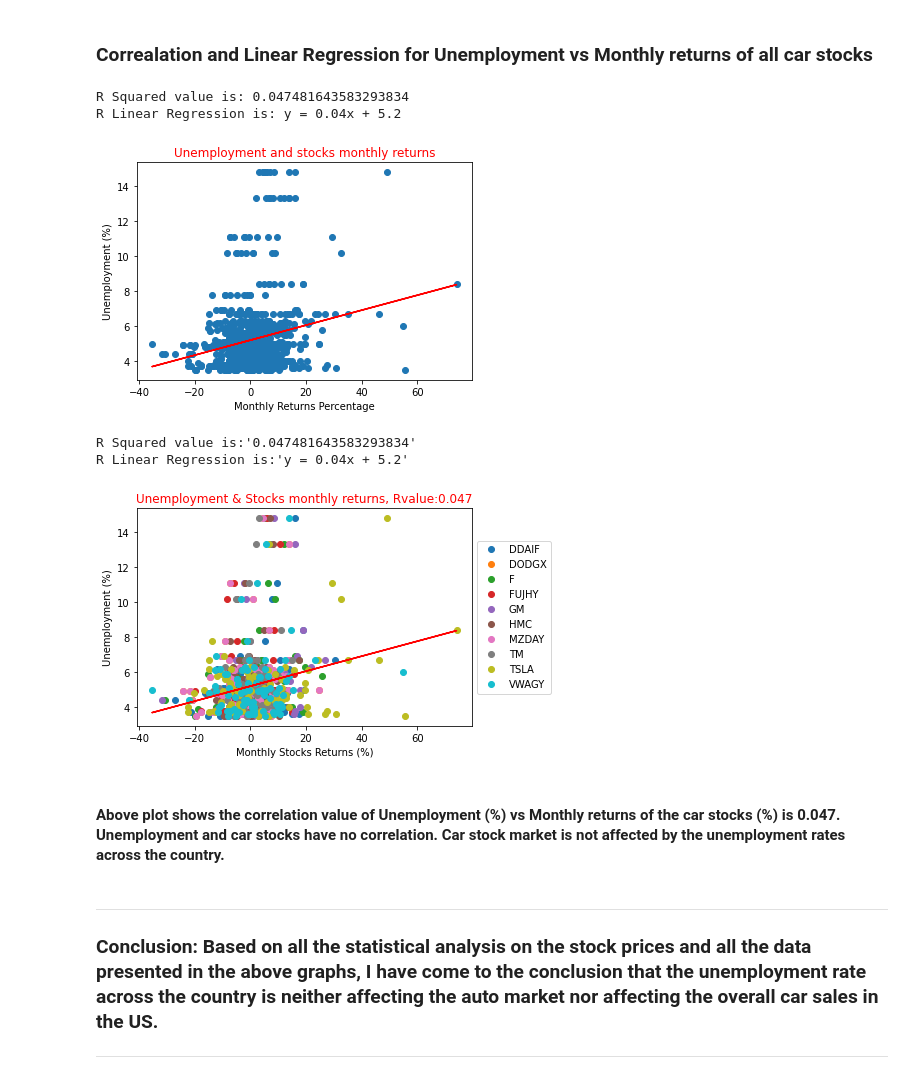
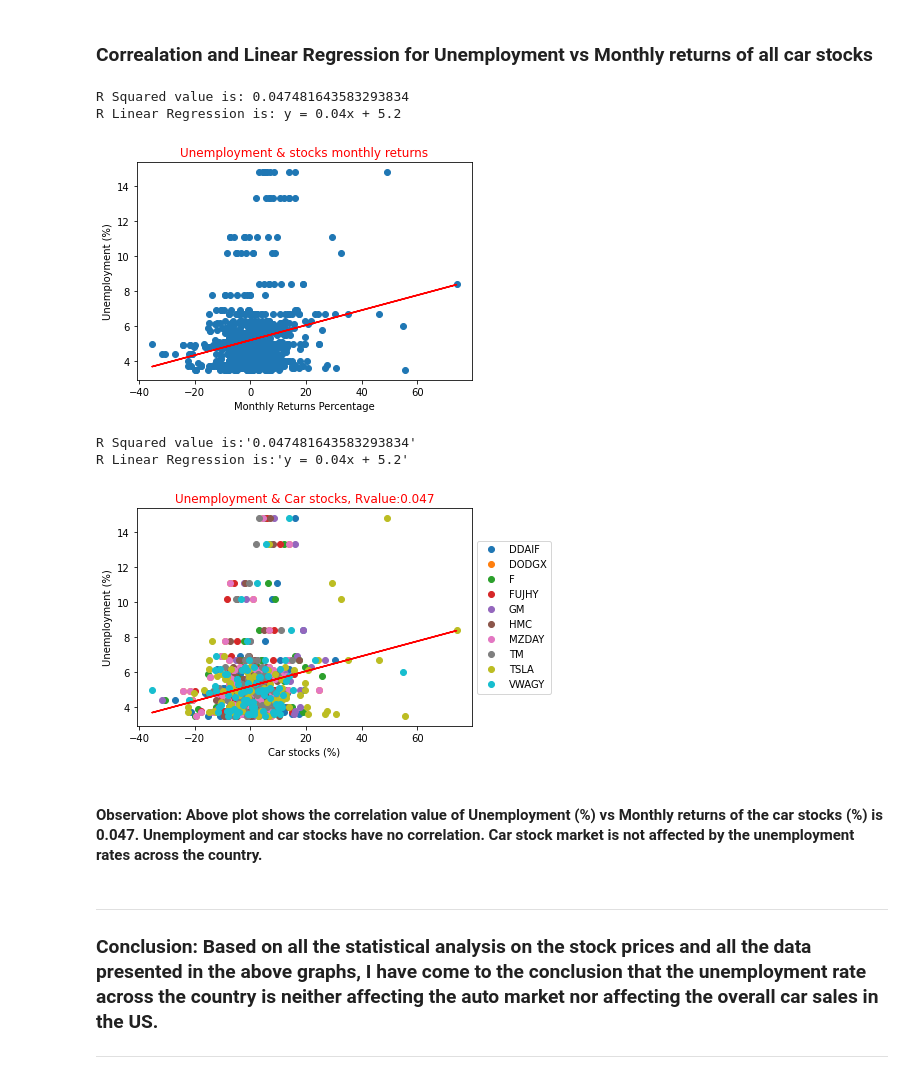
Before and after one commit to MartaWoodkowski/Project-1, a Jupyter notebook: CPJ_notebook.ipynb, the cells around one changed output. Drawn from its saved outputs; the diff is of its cells as text; code cells hidden in the pictures.

Commit message:
updating visuals

```diff
--- a/CPJ_notebook.ipynb
+++ b/CPJ_notebook.ipynb
@@ -567,7 +567,7 @@ regress_values = x_values * slope + intercept
 line_eq = "y = " + str(round(slope,2)) + "x + " + str(round(intercept,2))
 plt.scatter(x_values,y_values)
 plt.plot(x_values,regress_values, "r-")
-plt.title('Unemployment and stocks monthly returns', color = 'r')
+plt.title('Unemployment & stocks monthly returns', color = 'r')
 plt.xlabel('Monthly Returns Percentage')
 plt.ylabel('Unemployment (%)')
 print(f"\033[1mR Squared value is:\033[1m {rvalue**2}" )
@@ -577,29 +577,29 @@ plt.show()
 # %% [output]
 R Squared value is: 0.047481643583293834
 R Linear Regression is: y = 0.04x + 5.2
-[figure, old version]
+[figure, new version]
 # %%
 groups = st_monret_unemp.groupby("Ticker")
 for name, group in groups:
     plt.plot(group["monthly_return_pct"], group["Unemployment"], marker="o", linestyle="", label=name)
     (slope, intercept, rvalue, pvalue, stderr) = linregress(x_values, y_values)
 regress_values = x_values * slope + intercept
 line_eq = "y = " + str(round(slope,2)) + "x + " + str(round(intercept,2))
 plt.plot(x_values,regress_values, "r-")
-plt.xlabel('Monthly Stocks Returns (%)')
+plt.xlabel('Car stocks (%)')
 plt.ylabel('Unemployment (%)')
-plt.title(f'Unemployment & Stocks monthly returns, Rvalue:{round(rvalue**2,3)}', color = 'r')
+plt.title(f'Unemployment & Car stocks, Rvalue:{round(rvalue**2,3)}', color = 'r')
 print(f"\033[1mR Squared value is:\033[91m'{rvalue**2}'\033[0m" )
 print(f"\033[1mR Linear Regression is:\033[91m'{line_eq}'\033[0m" )
 plt.legend(loc='center left',bbox_to_anchor=(1.0, 0.5))
 plt.savefig("output_data/unemployment_visuals/Fig11.png")
 plt.show()
 # %% [output]
 R Squared value is:'0.047481643583293834'
 R Linear Regression is:'y = 0.04x + 5.2'
-[figure, old version]
+[figure, new version]
 # %% [markdown]
-####  Above plot shows the correlation value of Unemployment (%) vs Monthly returns of the car stocks (%) is 0.047.  Unemployment and car stocks have no correlation. Car stock market is not affected by the unemployment rates across the country.
+#### Observation:  Above plot shows the correlation value of Unemployment (%) vs Monthly returns of the car stocks (%) is 0.047.  Unemployment and car stocks have no correlation. Car stock market is not affected by the unemployment rates across the country.
 # %% [markdown]
 ________________________________________________________________________________________________________________________________
 ### Conclusion: Based on all the statistical analysis on the stock prices and all the data presented in the above graphs, I have come to the conclusion that the unemployment rate across the country is neither affecting the auto market nor affecting the overall car sales in the US.
```
Also changed, not shown: parts of 7 cells of this notebook, 3 other files.
